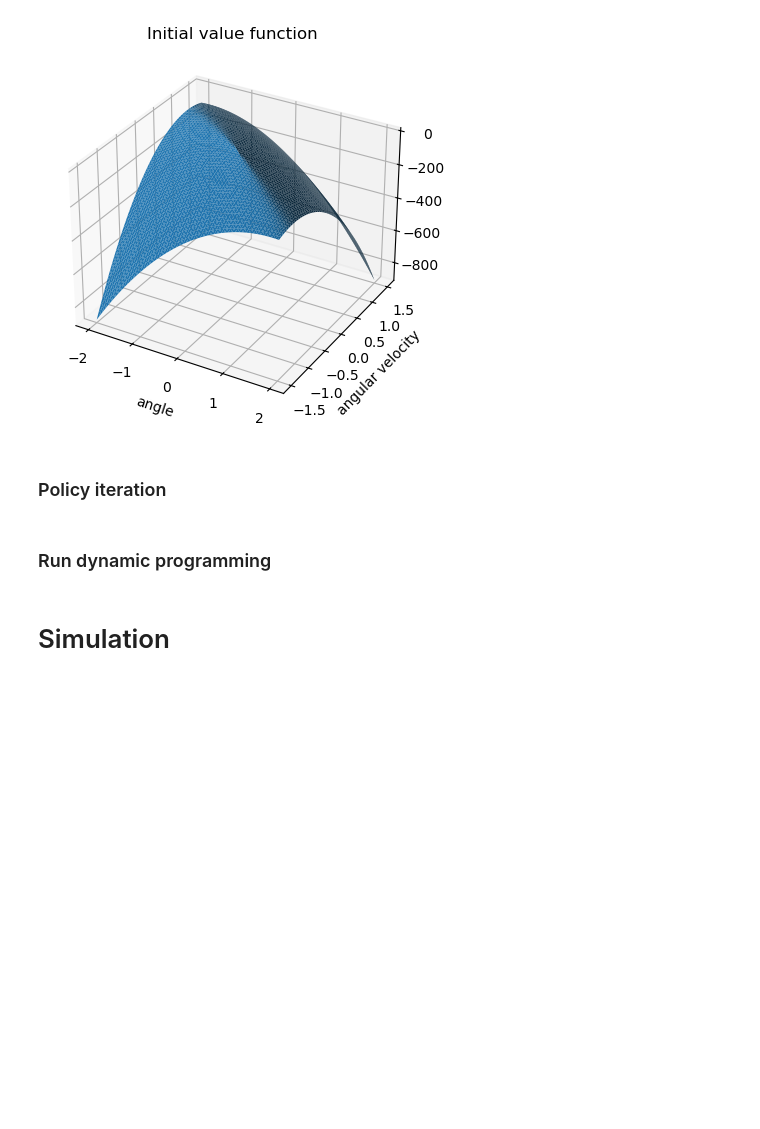
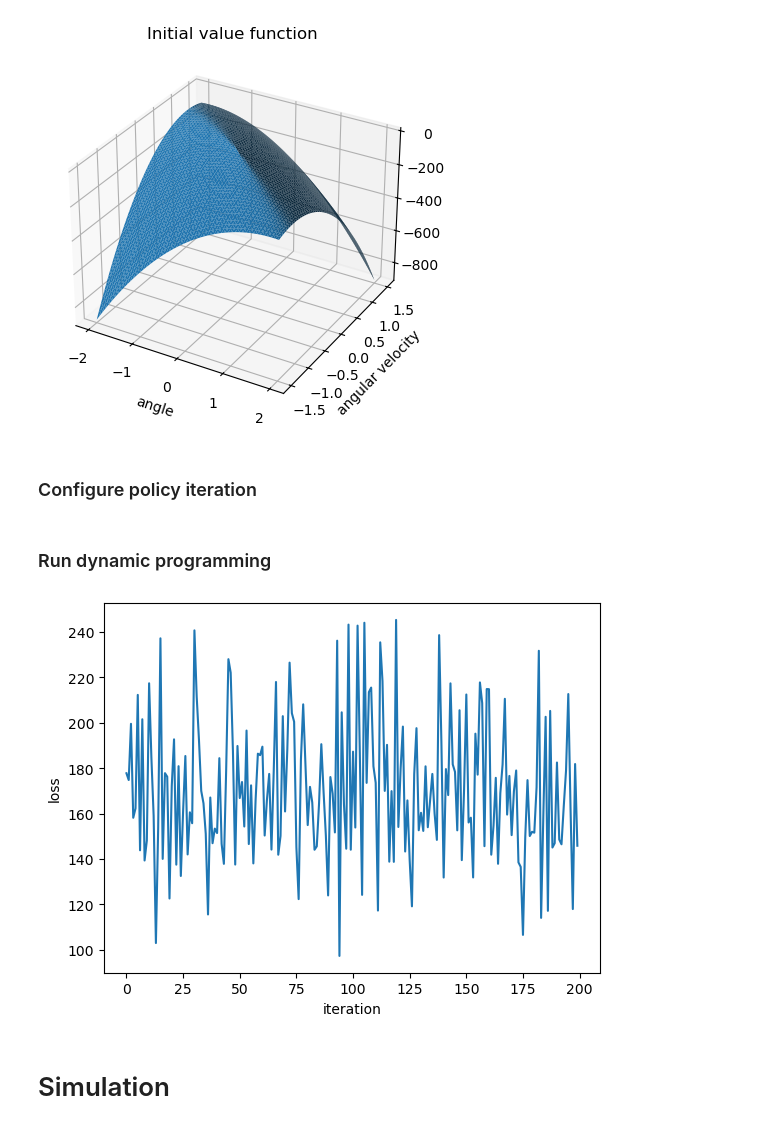
Before and after one commit to maalberg/safely, a Jupyter notebook: safely_pendulum.ipynb, the cells around one changed output. Saved outputs shown, nothing was run; the diff lists cells and outputs as text; code cells hidden in the pictures; blank space fills up the shorter version.

Commit message:
keep rewriting triangulation methods using tensorflow

```diff
--- a/safely_pendulum.ipynb
+++ b/safely_pendulum.ipynb
@@ -150,7 +152,7 @@ plt.show()
 # %% [output]
 [figure]
 # %% [markdown]
-### Policy iteration
+### Configure policy iteration
 # %%
 # ---------------------------------------------------------------------------*/
 # - configure policy iteration
@@ -166,18 +168,41 @@ policy = fun.neuralnetwork(domain.dims_n, layers=[32, 32, 1], activations=['relu
 rl = lrn.policy_iter(policy, dyn, reward, value)
 # %% [markdown]
 ### Run dynamic programming
-# %%
-states = domain.sample_continuous(2)
-
-with tf.GradientTape() as tape:
-
-    # forward pass
-    values = rl.evaluate(states)
-
-    # loss function
-    loss = -tf.reduce_mean(values)
-
-dx = tape.gradient(loss, policy.parameters)
+# %%
+optimizer = tf.keras.optimizers.SGD(learning_rate=0.1)
+losses = []
+epochs_n = 200
+
+for epoch in range(epochs_n):
+
+    # evaluate current policy to improve value function
+    #opt_values = rl.evaluate(domain_value.states, optimize=True)
+    #value._parameters = opt_values
+
+    # use current value function to improve policy
+    states = tf.convert_to_tensor(domain.sample_continuous(32), dtype=gpflow.default_float())
+    with tf.GradientTape() as tape:
+
+        # forward pass
+        loss_values = rl.evaluate(states)
+        # loss
+        loss = -tf.reduce_mean(loss_values)
+
+    # calculate gradients
+    grads = tape.gradient(loss, policy._model.trainable_variables)
+    # optimizer step
+    optimizer.apply_gradients(zip(grads, policy._model.trainable_variables))
+
+    # gather metrics
+    losses.append(loss)
+
+# plot loss
+plt.plot(losses)
+plt.xlabel("iteration")
+plt.ylabel("loss")
+plt.show()
+# %% [output]
+[figure, added]
 # %% [markdown]
 # Simulation
 # %%
```
Also changed, not shown: parts of 1 cell of this notebook, 2 other files.
